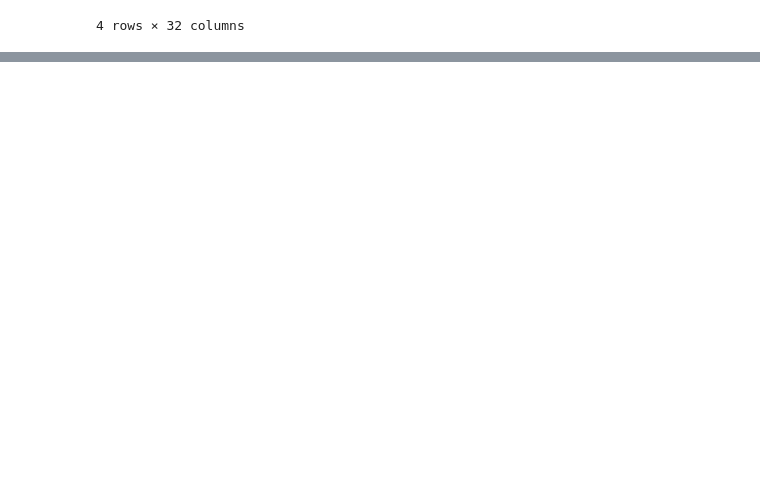
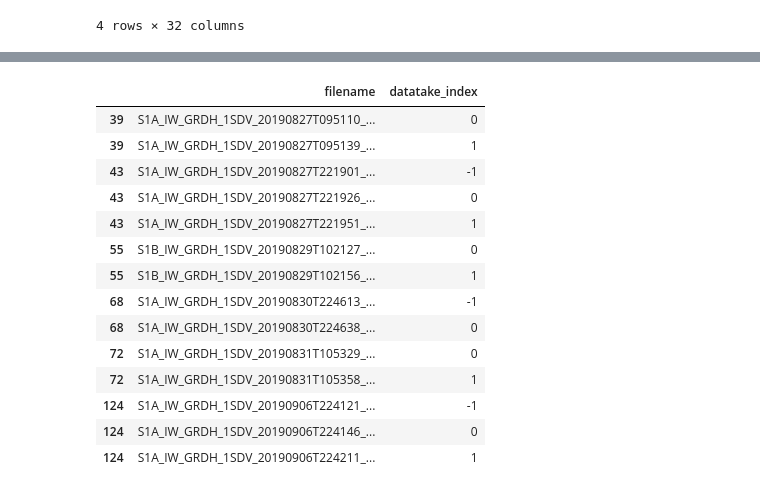
Before and after one commit to oarcher/sentinelrequest, a Jupyter notebook: README.ipynb, the cells around one changed output, grey strips where cells are left out. Drawn from its saved outputs; the diff is of its cells as text; code cells hidden in the pictures; blank space fills up the shorter version.

Commit message:
datatake fig bug fix. Added cyclone track example.

```diff
--- a/README.ipynb
+++ b/README.ipynb
@@ -161,0 +166,12 @@ safes[safes.duplicated(['filename'],keep=False)]
+# %%
+import pandas as pd
+#ibtracs=gpd.read_file('tmp/IBTrACS.NA.list.v04r00.points.shp')
+#gdf_track=ibtracs[ibtracs['SID'] == '2019235N10324']
+#gdf_track=gdf_track[['ISO_TIME','geometry']]
+#gdf_track['ISO_TIME']=pd.to_datetime(gdf_track['ISO_TIME'],format="%Y-%m-%d %H:%M:%S")
+#gdf_track.reset_index(inplace = True,drop=True)
+#gdf_track.to_file("track.gpkg", driver="GPKG")
+
+gdf_track = gpd.read_file('track.gpkg')
+gdf_track['ISO_TIME']=pd.to_datetime(gdf_track['ISO_TIME'],format="%Y-%m-%d %H:%M:%S")
+gdf_track
@@ -161,0 +217,13 @@ safes[safes.duplicated(['filename'],keep=False)]
+# %%
+fig = plt.figure(figsize=(10,7))
+safes = scihubQuery(
+        gdf=gdf_track,
+        date='ISO_TIME',
+        dtime=datetime.timedelta(hours=1.5),
+        user=user,
+        password=password,
+        timedelta_slice=datetime.timedelta(days=1),
+        datatake=1,
+        filename='S1?_?W_GRD*.SAFE',
+        cachedir='/home1/scratch/oarcher/scihub_cache',
+        fig=fig)
@@ -161,0 +250,18 @@ safes[safes.duplicated(['filename'],keep=False)]
+# %%
+safes[['filename','datatake_index']]
+# %% [output]
+|  | filename | datatake_index |
+| 39 | S1A_IW_GRDH_1SDV_20190827T095110_... | 0 |
+| 39 | S1A_IW_GRDH_1SDV_20190827T095139_... | 1 |
+| 43 | S1A_IW_GRDH_1SDV_20190827T221901_... | -1 |
+| 43 | S1A_IW_GRDH_1SDV_20190827T221926_... | 0 |
+| 43 | S1A_IW_GRDH_1SDV_20190827T221951_... | 1 |
+| 55 | S1B_IW_GRDH_1SDV_20190829T102127_... | 0 |
+| 55 | S1B_IW_GRDH_1SDV_20190829T102156_... | 1 |
+| 68 | S1A_IW_GRDH_1SDV_20190830T224613_... | -1 |
+| 68 | S1A_IW_GRDH_1SDV_20190830T224638_... | 0 |
+| 72 | S1A_IW_GRDH_1SDV_20190831T105329_... | 0 |
+| 72 | S1A_IW_GRDH_1SDV_20190831T105358_... | 1 |
+| 124 | S1A_IW_GRDH_1SDV_20190906T224121_... | -1 |
+| 124 | S1A_IW_GRDH_1SDV_20190906T224146_... | 0 |
+| 124 | S1A_IW_GRDH_1SDV_20190906T224211_... | 1 |
```
Also changed, not shown: parts of 10 cells of this notebook, 2 other files.
